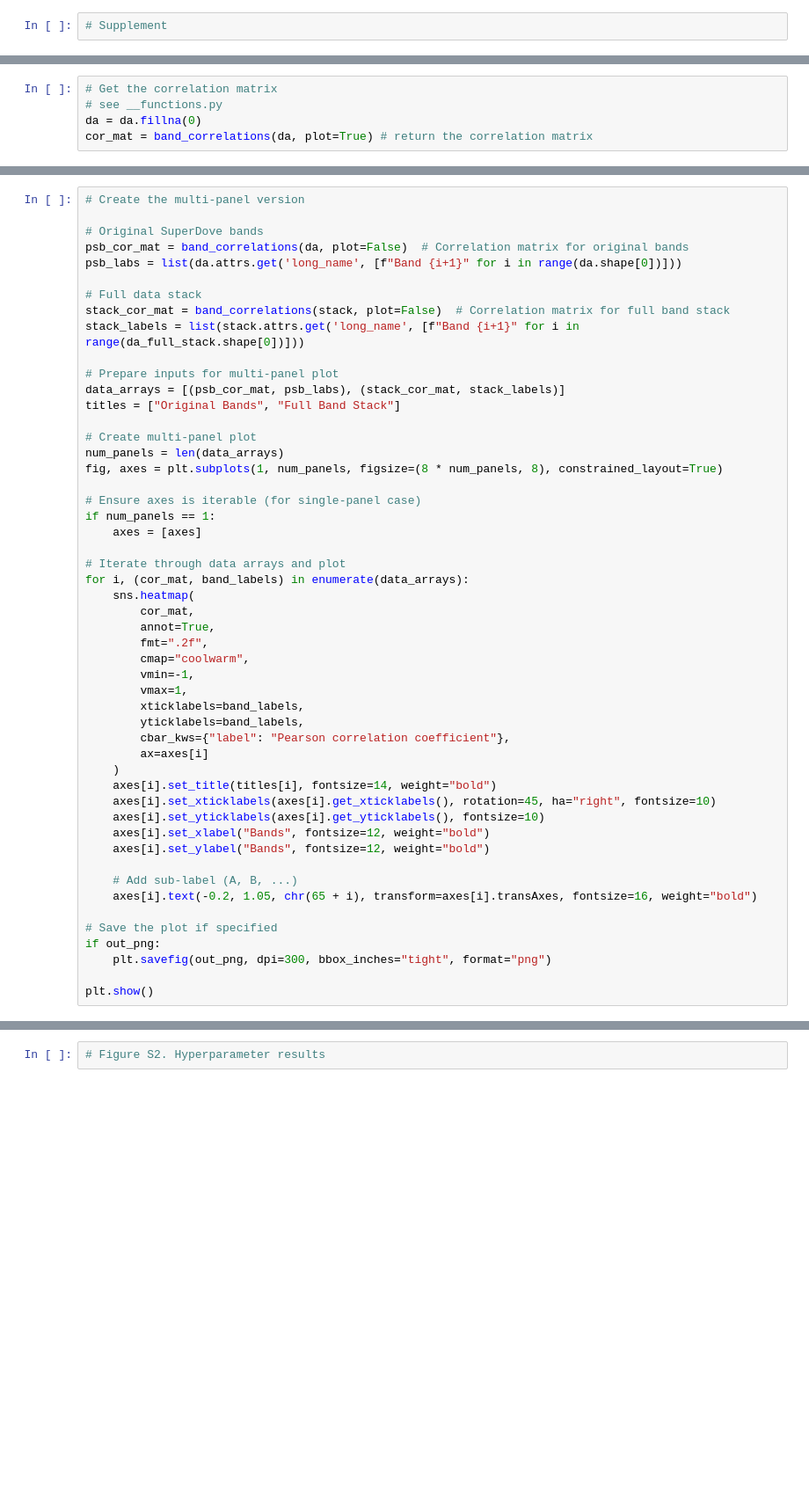
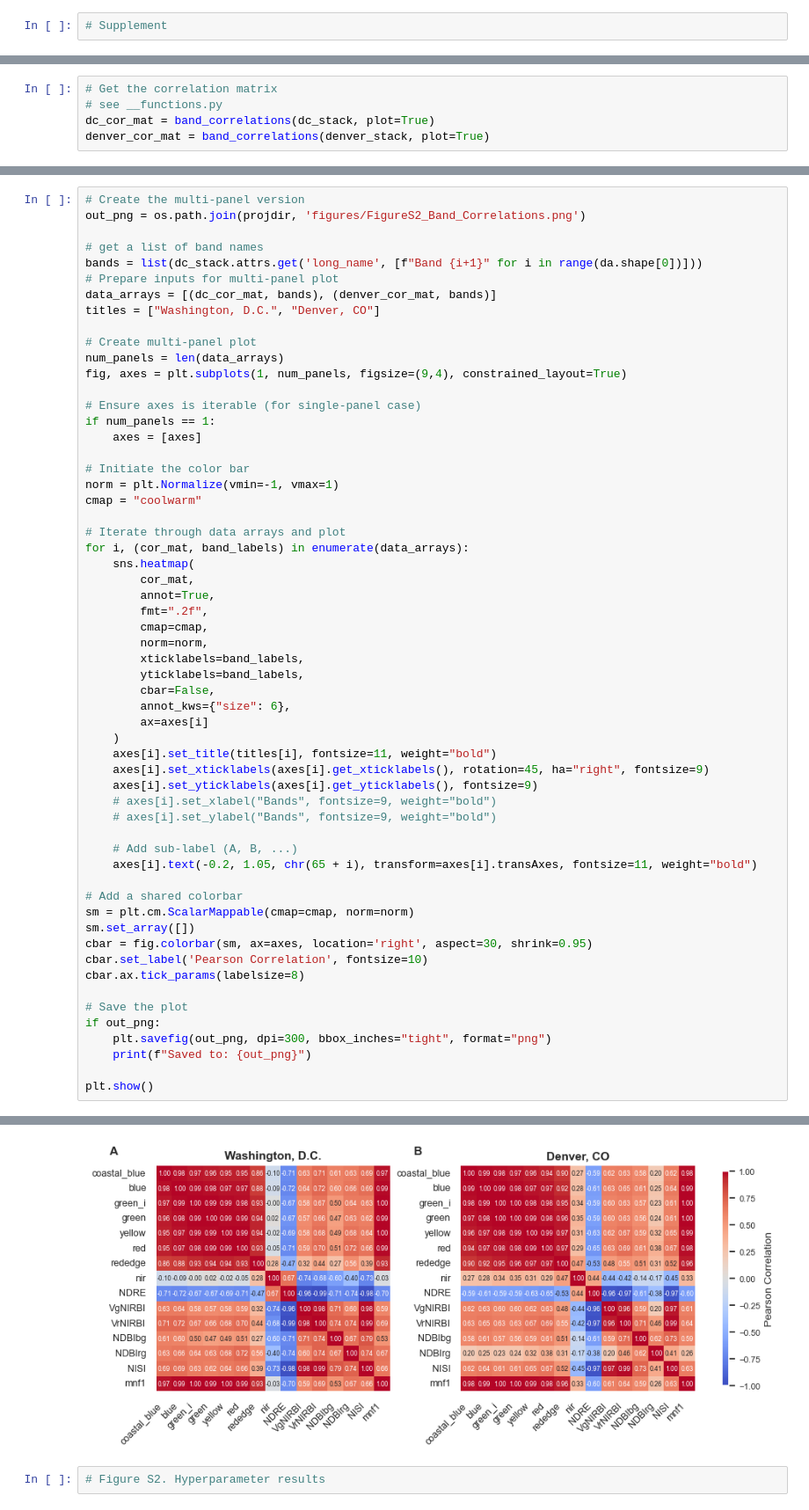
Before and after one commit to maxwellCcook/rooftop-mapping, a Jupyter notebook: code/_manuscript_figures.ipynb, the cells around one changed output, grey strips where cells are left out. Shown at 88% size. Cells and saved outputs as stored; diff of their text form; blank space fills up the shorter version.

```diff
--- a/code/_manuscript_figures.ipynb
+++ b/code/_manuscript_figures.ipynb
@@ -391,6 +406,6 @@ ep.plot_bands(
 # %%
 # Get the correlation matrix
 # see __functions.py
-da = da.fillna(0)
-cor_mat = band_correlations(da, plot=True) # return the correlation matrix
+dc_cor_mat = band_correlations(dc_stack, plot=True)
+denver_cor_mat = band_correlations(denver_stack, plot=True)
 # %% [output]
@@ -398,25 +414,24 @@ cor_mat = band_correlations(da, plot=True) # return the correlation matrix
 # %%
 # Create the multi-panel version
+out_png = os.path.join(projdir, 'figures/FigureS2_Band_Correlations.png')
 
-# Original SuperDove bands
-psb_cor_mat = band_correlations(da, plot=False)  # Correlation matrix for original bands
-psb_labs = list(da.attrs.get('long_name', [f"Band {i+1}" for i in range(da.shape[0])]))
-
-# Full data stack
-stack_cor_mat = band_correlations(stack, plot=False)  # Correlation matrix for full band stack
-stack_labels = list(stack.attrs.get('long_name', [f"Band {i+1}" for i in range(da_full_stack.shape[0])]))
-
+# get a list of band names
+bands = list(dc_stack.attrs.get('long_name', [f"Band {i+1}" for i in range(da.shape[0])]))
 # Prepare inputs for multi-panel plot
-data_arrays = [(psb_cor_mat, psb_labs), (stack_cor_mat, stack_labels)]
-titles = ["Original Bands", "Full Band Stack"]
+data_arrays = [(dc_cor_mat, bands), (denver_cor_mat, bands)]
+titles = ["Washington, D.C.", "Denver, CO"]
 
 # Create multi-panel plot
 num_panels = len(data_arrays)
-fig, axes = plt.subplots(1, num_panels, figsize=(8 * num_panels, 8), constrained_layout=True)
+fig, axes = plt.subplots(1, num_panels, figsize=(9,4), constrained_layout=True)
 
 # Ensure axes is iterable (for single-panel case)
 if num_panels == 1:
     axes = [axes]
+
+# Initiate the color bar
+norm = plt.Normalize(vmin=-1, vmax=1)
+cmap = "coolwarm"
 
 # Iterate through data arrays and plot
 for i, (cor_mat, band_labels) in enumerate(data_arrays):
@@ -424,25 +439,34 @@ for i, (cor_mat, band_labels) in enumerate(data_arrays):
         cor_mat,
         annot=True,
         fmt=".2f",
-        cmap="coolwarm",
-        vmin=-1,
-        vmax=1,
+        cmap=cmap,
+        norm=norm,
         xticklabels=band_labels,
         yticklabels=band_labels,
-        cbar_kws={"label": "Pearson correlation coefficient"},
+        cbar=False,
+        annot_kws={"size": 6},
         ax=axes[i]
     )
-    axes[i].set_title(titles[i], fontsize=14, weight="bold")
-    axes[i].set_xticklabels(axes[i].get_xticklabels(), rotation=45, ha="right", fontsize=10)
-    axes[i].set_yticklabels(axes[i].get_yticklabels(), fontsize=10)
-    axes[i].set_xlabel("Bands", fontsize=12, weight="bold")
-    axes[i].set_ylabel("Bands", fontsize=12, weight="bold")
+    axes[i].set_title(titles[i], fontsize=11, weight="bold")
+    axes[i].set_xticklabels(axes[i].get_xticklabels(), rotation=45, ha="right", fontsize=9)
+    axes[i].set_yticklabels(axes[i].get_yticklabels(), fontsize=9)
+    # axes[i].set_xlabel("Bands", fontsize=9, weight="bold")
+    # axes[i].set_ylabel("Bands", fontsize=9, weight="bold")
 
     # Add sub-label (A, B, ...)
-    axes[i].text(-0.2, 1.05, chr(65 + i), transform=axes[i].transAxes, fontsize=16, weight="bold")
+    axes[i].text(-0.2, 1.05, chr(65 + i), transform=axes[i].transAxes, fontsize=11, weight="bold")
 
-# Save the plot if specified
+# Add a shared colorbar
+sm = plt.cm.ScalarMappable(cmap=cmap, norm=norm)
+sm.set_array([])
+cbar = fig.colorbar(sm, ax=axes, location='right', aspect=30, shrink=0.95)
+cbar.set_label('Pearson Correlation', fontsize=10)
+cbar.ax.tick_params(labelsize=8)
+
+# Save the plot
 if out_png:
     plt.savefig(out_png, dpi=300, bbox_inches="tight", format="png")
+    print(f"Saved to: {out_png}")
 
 plt.show()
+# %% [output]
@@ -449,3 +474,4 @@ plt.show()
+[figure, added]
 # %%
 # Figure S2. Hyperparameter results
 # %%
```
Also changed, not shown: parts of 9 cells of this notebook, 9 other files.
